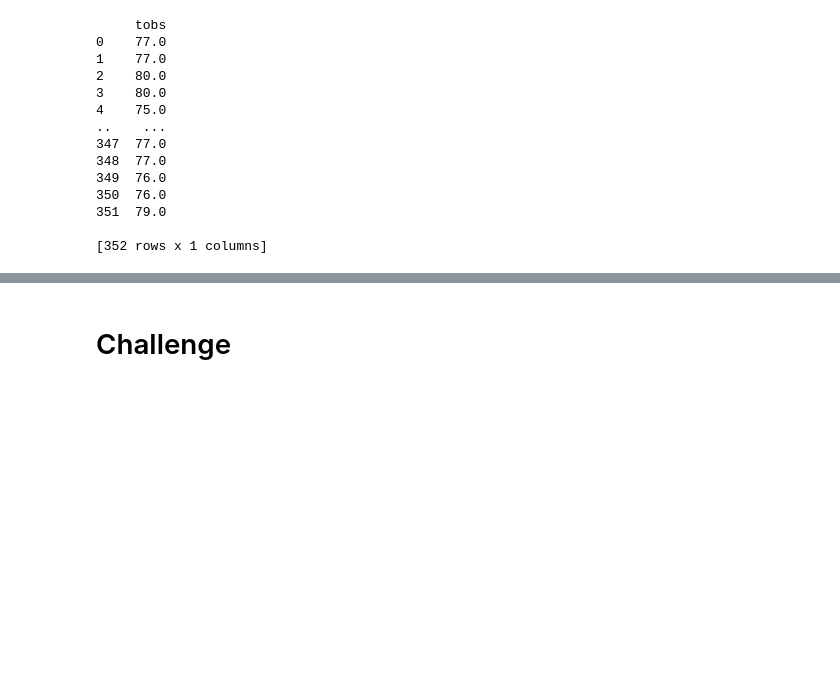
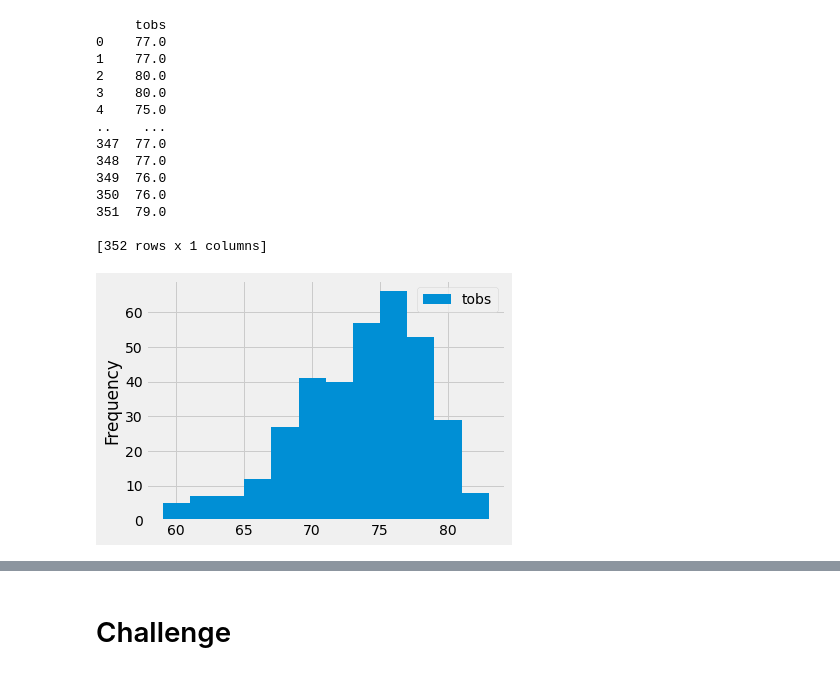
Before and after one commit to Saymanning/surfs_up, a Jupyter notebook: climate_analysis.ipynb, the cells around one changed output, grey strips where cells are left out. Cells and saved outputs as stored; diff of their text form; code cells hidden in the pictures; blank space fills up the shorter version.

```diff
--- a/climate_analysis.ipynb
+++ b/climate_analysis.ipynb
@@ -216,3 +216,6 @@ print(df)
 [352 rows x 1 columns]
 # %%
 df.plot.hist(bins=12)
+plt.tight_layout()
+# %% [output]
+[figure, added]
```
Also changed, not shown: parts of 2 cells of this notebook, 2 other files.
